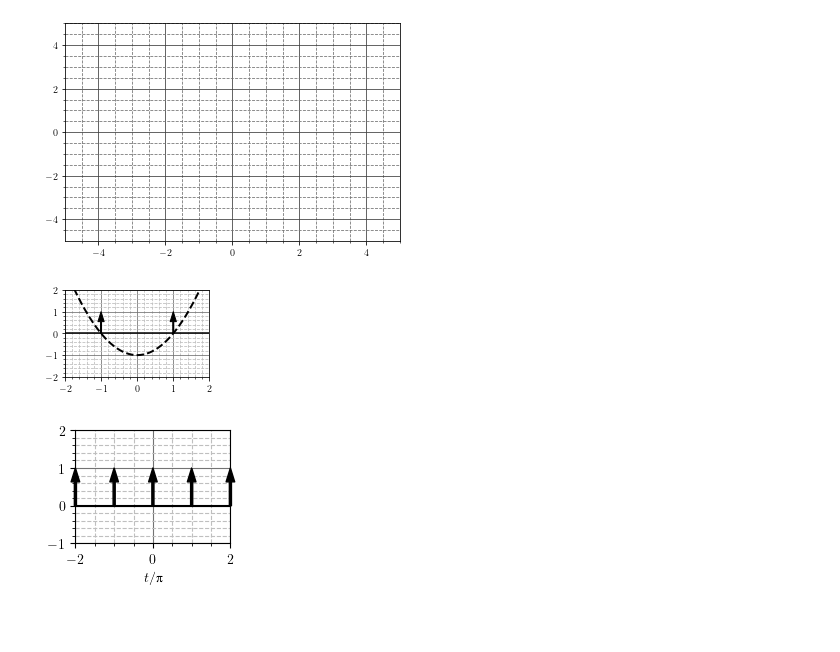
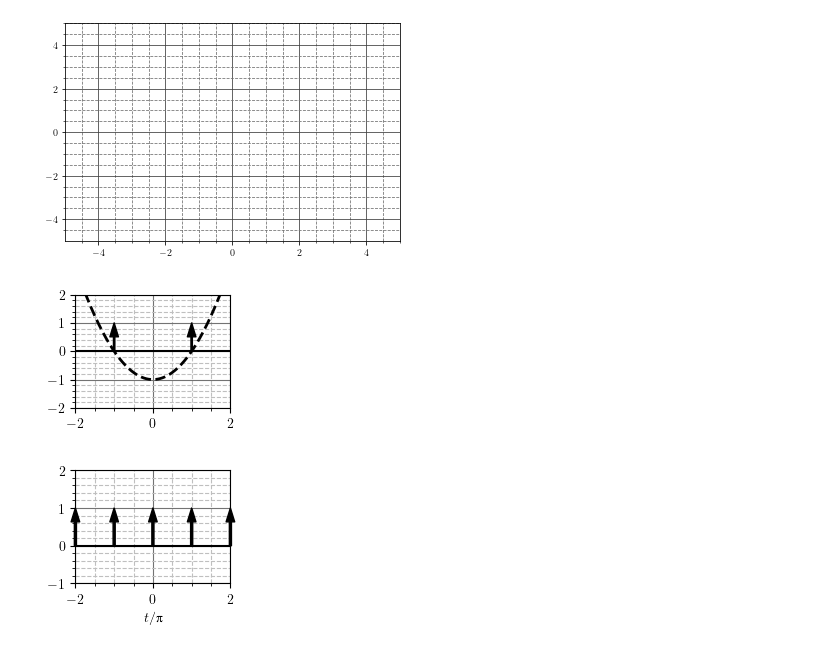
Before and after one commit to djokicd/zbirka-sis, a Jupyter notebook: 1_uvod/1_osnovne_osobine_signala/fig/uvod_plotovi.ipynb, the cells around one changed output. Saved outputs shown, nothing was run; the diff lists cells and outputs as text; code cells hidden in the pictures; blank space fills up the shorter version.

```diff
--- a/1_uvod/1_osnovne_osobine_signala/fig/uvod_plotovi.ipynb
+++ b/1_uvod/1_osnovne_osobine_signala/fig/uvod_plotovi.ipynb
@@ -40,22 +40,22 @@ def plot_dirac(x, A, lw = 1.5, c = 'k', annotation = ''):
     #arrow(x, 0, 0, A, shape="full", color=c,linewidth=lw, head_width=0.2, head_length=0.3, length_includes_head=True, zorder=10)
     annotate(annotation, [x,A], [x,0], arrowprops=dict(width=lw, headwidth=10/1.618, headlength=10, color = c))
 # %%
-generate_canvas()
+generate_canvas( 1.5*1, 4/3 )
 ylim([ -2,2 ])
 
 x = linspace(-10, 10, 1000)
 
 y = [ 0  for t in x]
 plot(x, y, 'k', linewidth=1.5)
 plot_dirac(+1, 1, lw = 1)
 plot_dirac(-1, 1, lw = 1)
 
 y = x**2 - 1
 plot(x, y, 'k--', linewidth=2)
 
 savefig("dirac_pm1.pdf", bbox_inches="tight", pad_inches=0)
 # %% [output]
-[figure, old version]
+[figure, new version]
 # %%
 generate_canvas(  1.5*1, 4/3 )
 ylim([-1, 2])
```
Also changed, not shown: 11 other files.
